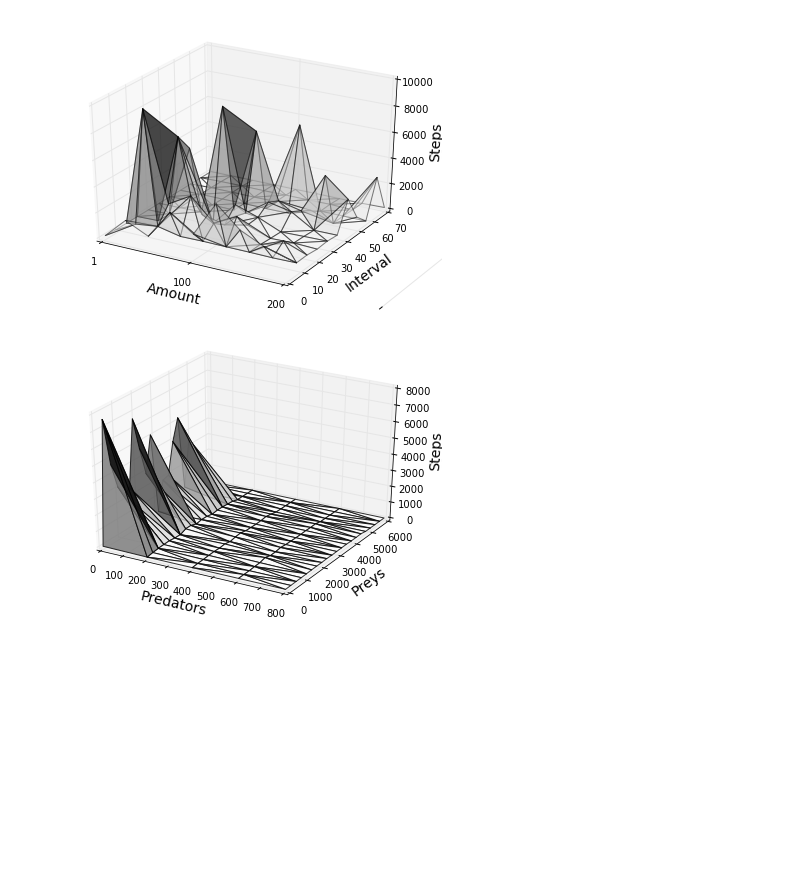
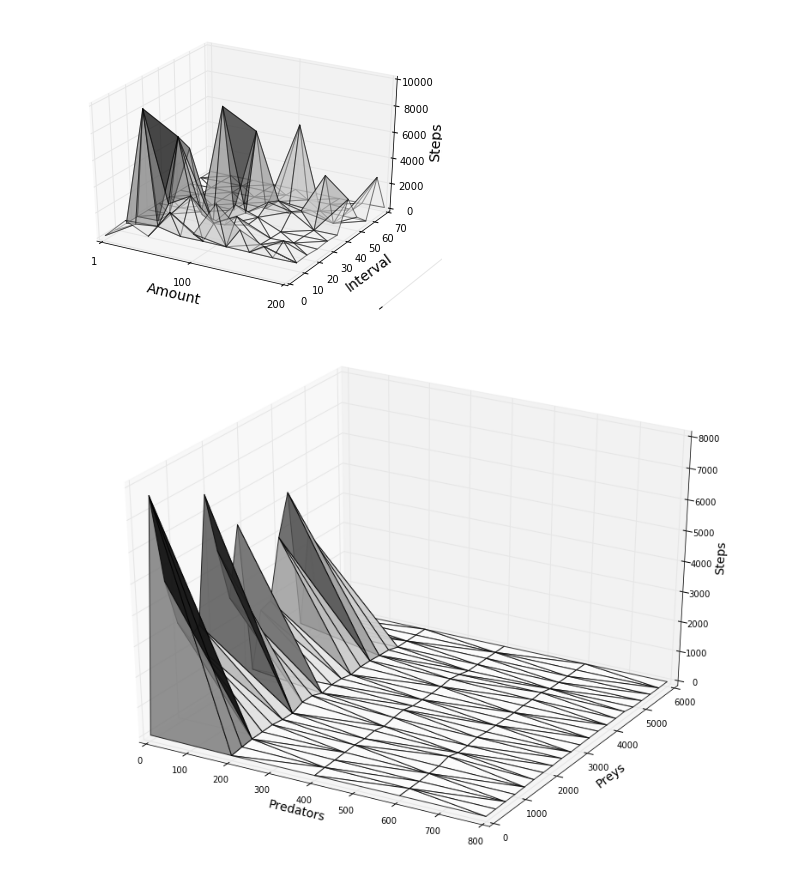
Before and after one commit to Zhuikov/predator-prey, a Jupyter notebook: notebooks/Experiment_2.ipynb, the cells around one changed output. Saved outputs shown, nothing was run; the diff lists cells and outputs as text; code cells hidden in the pictures; blank space fills up the shorter version.

```diff
--- a/notebooks/Experiment_2.ipynb
+++ b/notebooks/Experiment_2.ipynb
@@ -170,8 +171,22 @@ max(data)
 15685
 # %%
 
+# for i in range(0, len(data)):
+#     if data[i] > 8000:
+#         index2 = i;
+#         print(str(args[0][index2])+','+str(args[1][index2])+','+str(args[2][index2])+','+str(args[3][index2])+','+str(data[index2]))
+
+import numpy as np
+
+aver = []
+aver2 = []
 for i in range(0, len(data)):
-    if data[i] > 7000:
+    if data[i] > 8000:
         index2 = i;
-        print(str(args[0][index2])+','+str(args[1][index2])+','+str(args[2][index2])+','+str(args[3][index2])+','+str(data[index2]))
+        print(str(args[0][index2])+','+str(args[1][index2])+','+str(args[2][index2])+','+str(args[3][index2])+','+str(data[index2])+','+str(args[2][index2]/args[3][index2]))
+        aver.append(args[2][index2]/args[3][index2])
+        aver2.append(args[1][index2]/args[0][index2])
+
+print(np.average(aver))
+print(np.average(aver2))
 # %% [output]
@@ -228,21 +239,21 @@ plt.show()
 # %%
 x = []
 y = []
 z = []
 for i in range(0, len(data)):
     if args[2][i] == 100 and args[3][i] == 42:
         x.append(args[0][i])
         y.append(args[1][i])
         z.append(data[i])
 
 
 fig = plt.figure()
-fig.set_size_inches(7,5, 5)
+fig.set_size_inches(15, 11)
 ax = fig.gca(projection='3d')
 ax.plot_trisurf(x, y, z, alpha=0.8, cmap=cm.Greys)
 ax.set_xlabel('Predators', fontsize=14)
 ax.set_ylabel('Preys', fontsize=14)
 ax.set_zlabel('Steps', fontsize=14)
 plt.show()
 # %% [output]
-[figure, old version]
+[figure, new version]
```
Also changed, not shown: parts of 2 cells of this notebook, 3 other files.
